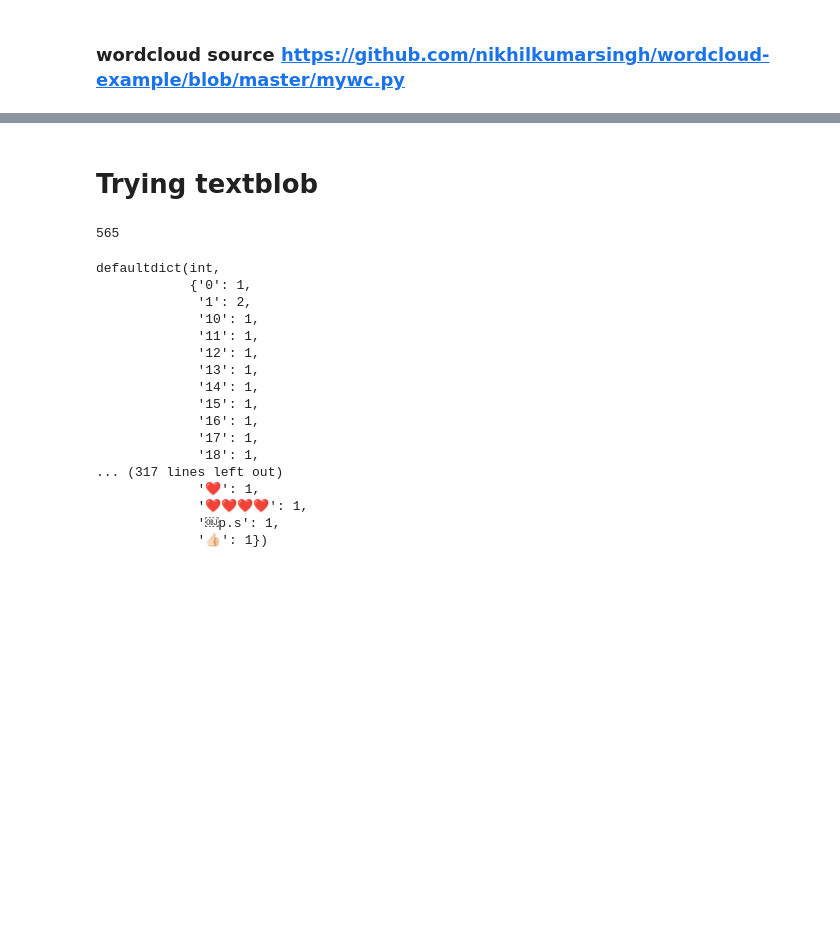
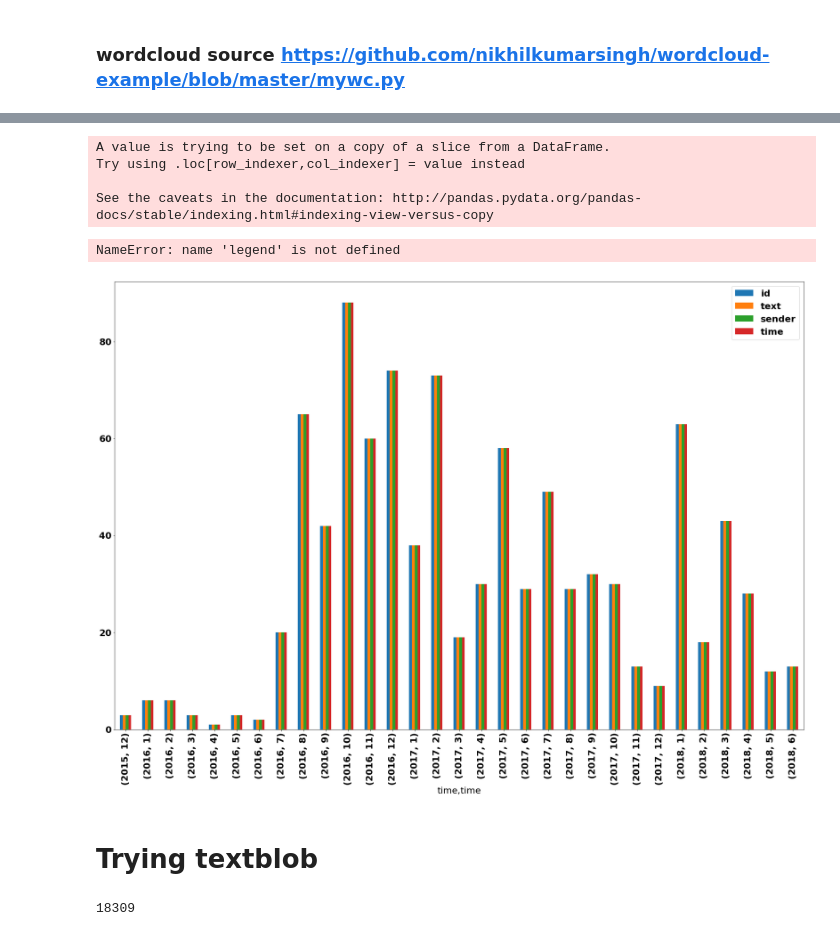
Before and after one commit to wbreilly/python_psc290, a Jupyter notebook: hw/text_proc_hw.ipynb, the cells around one changed output, grey strips where cells are left out. Saved outputs shown, nothing was run; the diff lists cells and outputs as text; code cells hidden in the pictures; blank space fills up the shorter version.

Commit message:
new love hist plot

```diff
--- a/hw/text_proc_hw.ipynb
+++ b/hw/text_proc_hw.ipynb
@@ -68,0 +73,11 @@ conc_mess
+# %%
+# make a df containing only texts that include the word 'love'
+df_love = df2[df2['text'].str.contains('love')]
+# %%
+# plot a historgram of months when love was mentioned
+df_love["time"] = df_love["time"].astype("datetime64")
+# %% [output]
+A value is trying to be set on a copy of a slice from a DataFrame.
+Try using .loc[row_indexer,col_indexer] = value instead
+
+See the caveats in the documentation: http://pandas.pydata.org/pandas-docs/stable/indexing.html#indexing-view-versus-copy
@@ -69,3 +89,13 @@ conc_mess
+# %%
+# %matplotlib inline
+
+df_love.groupby([df_love["time"].dt.year, df_love["time"].dt.month]).count().plot(kind="bar")
+legend.remove()
+plt.rcParams['figure.figsize'] = [30, 20]
+plt.show()
+# %% [output]
+NameError: name 'legend' is not defined
+[figure, added]
 # %%
 # def get_wiki(query):
 #     # get best matching title for given query
@@ -107,24 +138,0 @@ stuff =  [t[0] for t in tagged if t[1] == 'VB']
-# %%
-len(tagged)
-# %% [output]
-565
-# %%
-da_words.word_counts
-# %% [output]
-defaultdict(int,
-            {'0': 1,
-             '1': 2,
-             '10': 1,
-             '11': 1,
-             '12': 1,
-             '13': 1,
-             '14': 1,
-             '15': 1,
-             '16': 1,
-             '17': 1,
-             '18': 1,
-... (317 lines left out)
-             '❤️': 1,
-             '❤️❤️❤️❤️': 1,
-             '￼p.s': 1,
-             '👍🏻': 1})
@@ -130,0 +147,5 @@ defaultdict(int,
+# %%
+# woohoo that was difficult
+len(df_wordcounts)
+# %% [output]
+18309
```
Also changed, not shown: parts of 19 cells of this notebook.
